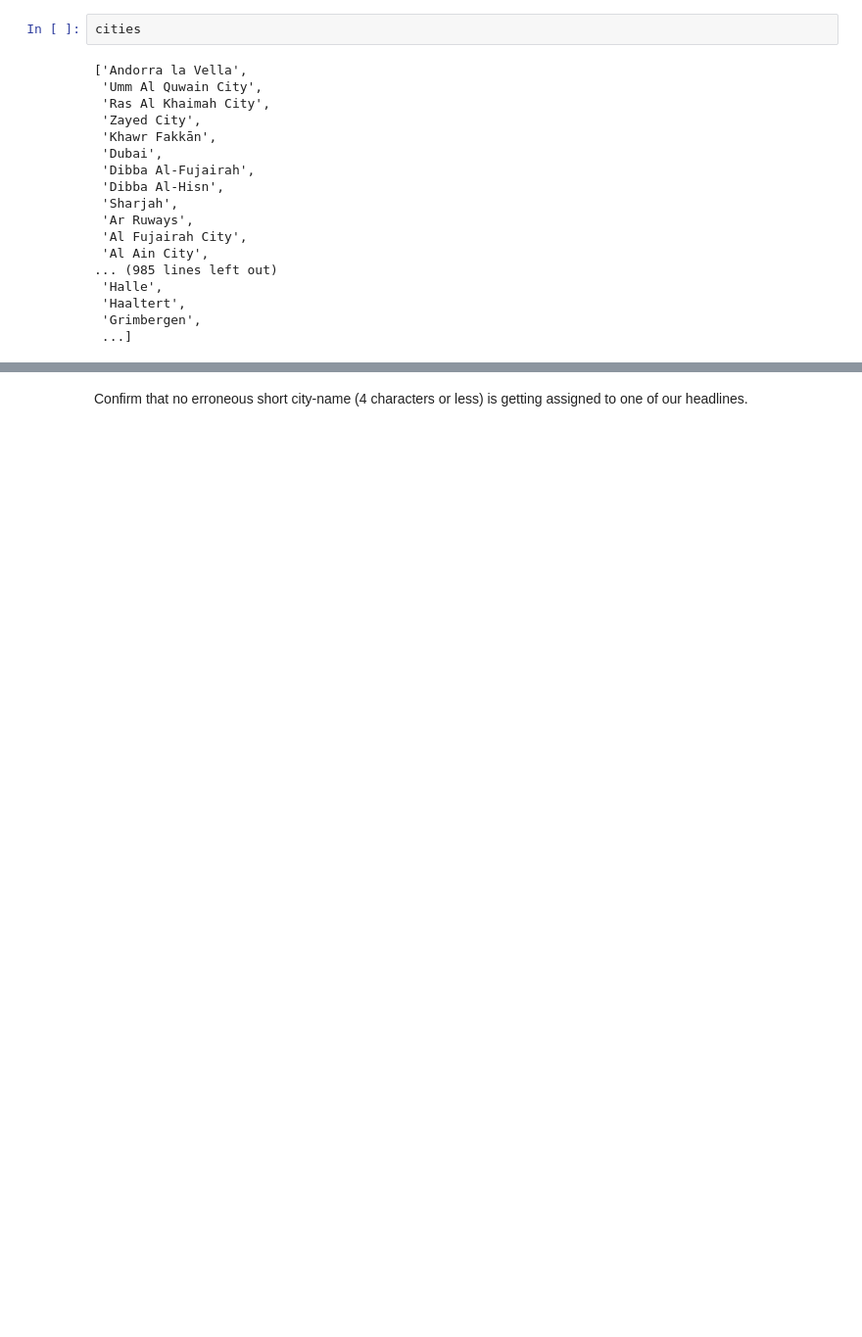
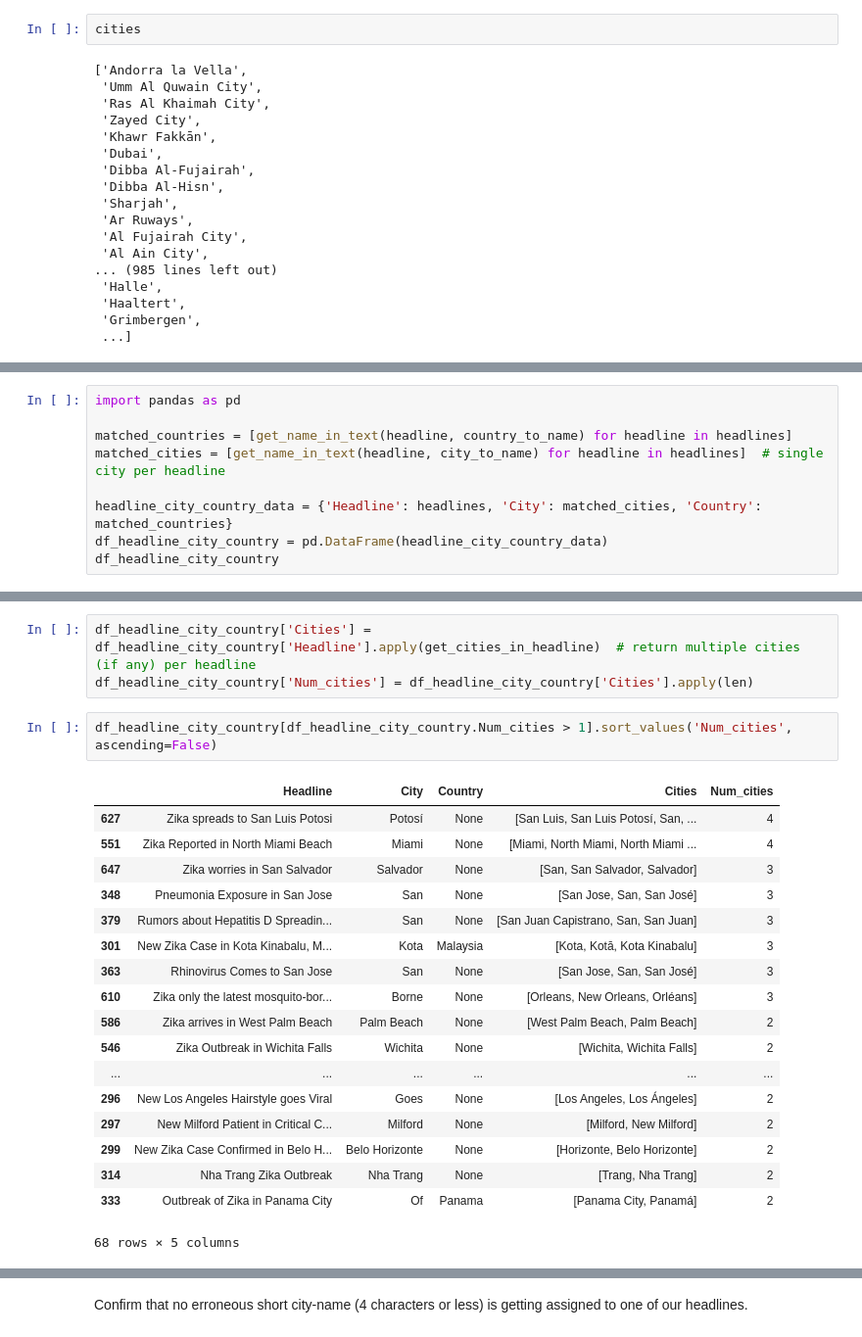
Before and after one commit to jeffrey-ko/mp-liveproject-01-disease-outbreaks-news, a Jupyter notebook: jupyter_nb/Milestone_1.ipynb, the cells around one changed output, grey strips where cells are left out. Shown at 98% size. Cells and saved outputs as stored; diff of their text form; blank space fills up the shorter version.

```diff
--- a/jupyter_nb/Milestone_1.ipynb
+++ b/jupyter_nb/Milestone_1.ipynb
@@ -402,0 +197,9 @@ Name: Cities, Length: 650, dtype: object
+# %%
+import pandas as pd
+
+matched_countries = [get_name_in_text(headline, country_to_name) for headline in headlines]
+matched_cities = [get_name_in_text(headline, city_to_name) for headline in headlines]  # single city per headline
+
+headline_city_country_data = {'Headline': headlines, 'City': matched_cities, 'Country': matched_countries}
+df_headline_city_country = pd.DataFrame(headline_city_country_data)
+df_headline_city_country
@@ -402,0 +267,24 @@ Name: Cities, Length: 650, dtype: object
+# %%
+df_headline_city_country['Cities'] = df_headline_city_country['Headline'].apply(get_cities_in_headline)  # return multiple cities (if any) per headline
+df_headline_city_country['Num_cities'] = df_headline_city_country['Cities'].apply(len)
+# %%
+df_headline_city_country[df_headline_city_country.Num_cities > 1].sort_values('Num_cities', ascending=False)
+# %% [output]
+|  | Headline | City | Country | Cities | Num_cities |
+| 627 | Zika spreads to San Luis Potosi | Potosí | None | [San Luis, San Luis Potosí, San, ... | 4 |
+| 551 | Zika Reported in North Miami Beach | Miami | None | [Miami, North Miami, North Miami ... | 4 |
+| 647 | Zika worries in San Salvador | Salvador | None | [San, San Salvador, Salvador] | 3 |
+| 348 | Pneumonia Exposure in San Jose | San | None | [San Jose, San, San José] | 3 |
+| 379 | Rumors about Hepatitis D Spreadin... | San | None | [San Juan Capistrano, San, San Juan] | 3 |
+| 301 | New Zika Case in Kota Kinabalu, M... | Kota | Malaysia | [Kota, Kotā, Kota Kinabalu] | 3 |
+| 363 | Rhinovirus Comes to San Jose | San | None | [San Jose, San, San José] | 3 |
+| 610 | Zika only the latest mosquito-bor... | Borne | None | [Orleans, New Orleans, Orléans] | 3 |
+| 586 | Zika arrives in West Palm Beach | Palm Beach | None | [West Palm Beach, Palm Beach] | 2 |
+| 546 | Zika Outbreak in Wichita Falls | Wichita | None | [Wichita, Wichita Falls] | 2 |
+| ... | ... | ... | ... | ... | ... |
+| 296 | New Los Angeles Hairstyle goes Viral | Goes | None | [Los Angeles, Los Ángeles] | 2 |
+| 297 | New Milford Patient in Critical C... | Milford | None | [Milford, New Milford] | 2 |
+| 299 | New Zika Case Confirmed in Belo H... | Belo Horizonte | None | [Horizonte, Belo Horizonte] | 2 |
+| 314 | Nha Trang Zika Outbreak | Nha Trang | None | [Trang, Nha Trang] | 2 |
+| 333 | Outbreak of Zika in Panama City | Of | Panama | [Panama City, Panamá] | 2 |
+68 rows × 5 columns
```
Also changed, not shown: parts of 74 cells of this notebook.
